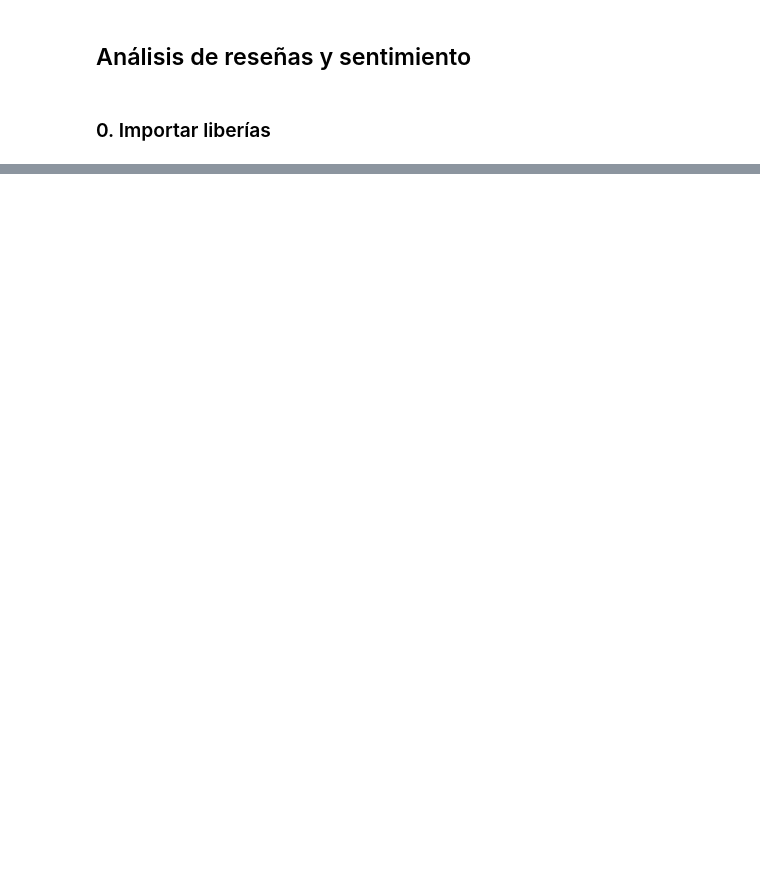
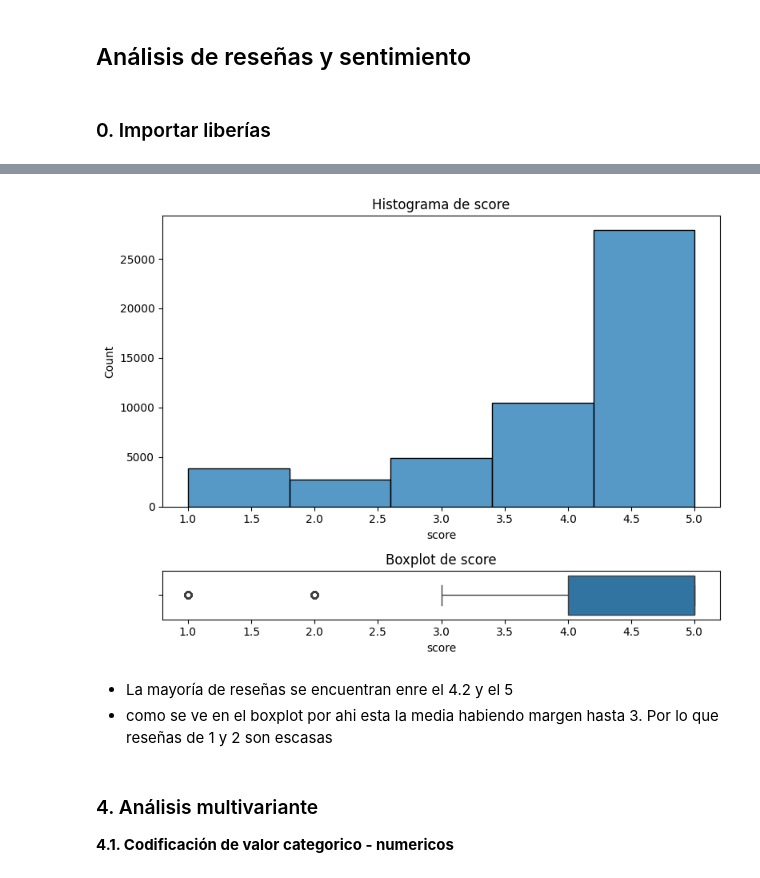
Before and after one commit to magy509/ingenieropg80.Proyecto_final_madre, a Jupyter notebook: src/analisis_feel.ipynb, the cells around one changed output, grey strips where cells are left out. Cells and saved outputs as stored; diff of their text form; code cells hidden in the pictures; blank space fills up the shorter version.

```diff
--- a/src/analisis_feel.ipynb
+++ b/src/analisis_feel.ipynb
@@ -51,0 +150,3 @@ third_dataset = ds.review_dataset()
+# %%
+categorical_cols = ['productId', 'userId']
+numerical_cols = ['score']
@@ -51,0 +225,43 @@ third_dataset = ds.review_dataset()
+# %%
+df_copy = amazon_clean
+n = len(numerical_cols)
+n_cols = 1  # solo un gráfico por columna (histograma + boxplot)
+n_rows = n * 2  # fila par = hist, fila impar = boxplot
+
+# Alternar alturas: filas pares grandes para histograma, impares pequeñas para boxplot
+height_ratios = []
+for _ in range(n):
+    height_ratios.extend([6, 1])
+
+fig, axis = plt.subplots(n_rows, n_cols, figsize=(8, 3 * n_rows), gridspec_kw={'height_ratios': height_ratios})
+
+# Asegurar que axis sea 1D si solo hay una columna
+if n == 1:
+    axis = np.array(axis).reshape(-1)
+
+for idx, col in enumerate(numerical_cols):
+    # Limitar por percentil 90 (opcional)
+    limite = df_copy[col].quantile(0.90)
+    datos_filtrados = df_copy[df_copy[col] <= limite]
+
+    row_hist = idx * 2
+    row_box = row_hist + 1
+
+    # Histograma
+    sns.histplot(ax=axis[row_hist], data=datos_filtrados, x=col, bins=5, kde=False)
+    axis[row_hist].set_title(f"Histograma de {col}")
+
+    # Boxplot
+    sns.boxplot(ax=axis[row_box], data=datos_filtrados, x=col)
+    axis[row_box].set_title(f"Boxplot de {col}")
+
+plt.tight_layout()
+plt.show()
+# %% [output]
+[figure, added]
+# %% [markdown]
+* La mayoría de reseñas se encuentran enre el 4.2 y el 5
+* como se ve en el boxplot por ahi esta la media habiendo margen hasta 3. Por lo que reseñas de 1 y 2 son escasas
+# %% [markdown]
+### 4. Análisis multivariante
+**4.1. Codificación de valor categorico - numericos**
```
Also changed, not shown: parts of 38 cells of this notebook, 2 other files.
